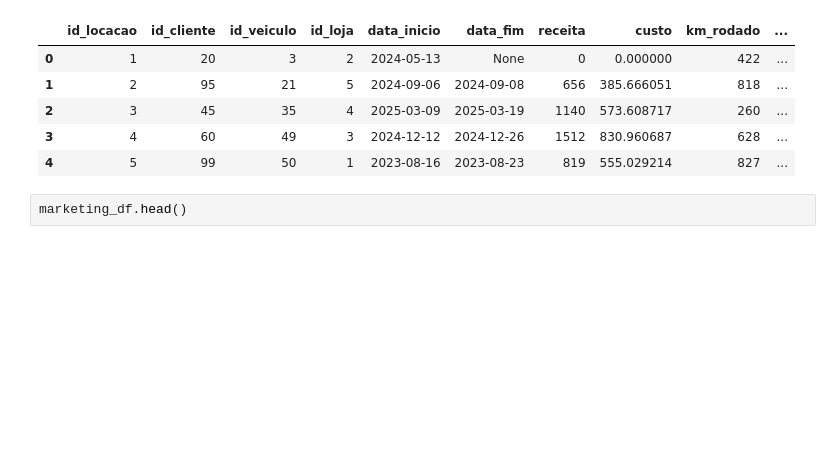
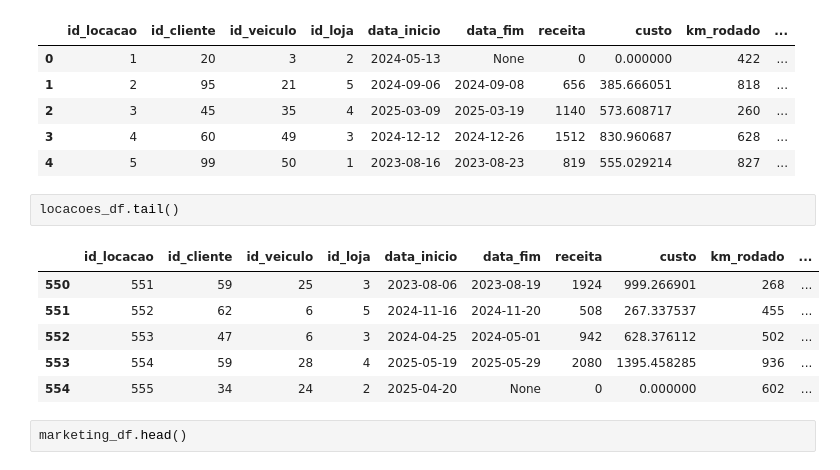
Before and after one commit to fabiobaroliveira/gerador_base_de_dados, a Jupyter notebook: locadora_de_veículos.ipynb, the cells around one changed output. Saved outputs shown, nothing was run; the diff lists cells and outputs as text; blank space fills up the shorter version.

```diff
--- a/locadora_de_veículos.ipynb
+++ b/locadora_de_veículos.ipynb
@@ -241,6 +257,15 @@ locacoes_df.head()
 | 2 | 3 | 45 | 35 | 4 | 2025-03-09 | 2025-03-19 | 1140 | 573.608717 | 260 | ... |
 | 3 | 4 | 60 | 49 | 3 | 2024-12-12 | 2024-12-26 | 1512 | 830.960687 | 628 | ... |
 | 4 | 5 | 99 | 50 | 1 | 2023-08-16 | 2023-08-23 | 819 | 555.029214 | 827 | ... |
+# %%
+locacoes_df.tail()
+# %% [output]
+|  | id_locacao | id_cliente | id_veiculo | id_loja | data_inicio | data_fim | receita | custo | km_rodado | ... |
+| 550 | 551 | 59 | 25 | 3 | 2023-08-06 | 2023-08-19 | 1924 | 999.266901 | 268 | ... |
+| 551 | 552 | 62 | 6 | 5 | 2024-11-16 | 2024-11-20 | 508 | 267.337537 | 455 | ... |
+| 552 | 553 | 47 | 6 | 3 | 2024-04-25 | 2024-05-01 | 942 | 628.376112 | 502 | ... |
+| 553 | 554 | 59 | 28 | 4 | 2025-05-19 | 2025-05-29 | 2080 | 1395.458285 | 936 | ... |
+| 554 | 555 | 34 | 24 | 2 | 2025-04-20 | None | 0 | 0.000000 | 602 | ... |
 # %%
 marketing_df.head()
 # %% [output]
```
Also changed, not shown: parts of 2 cells of this notebook.
